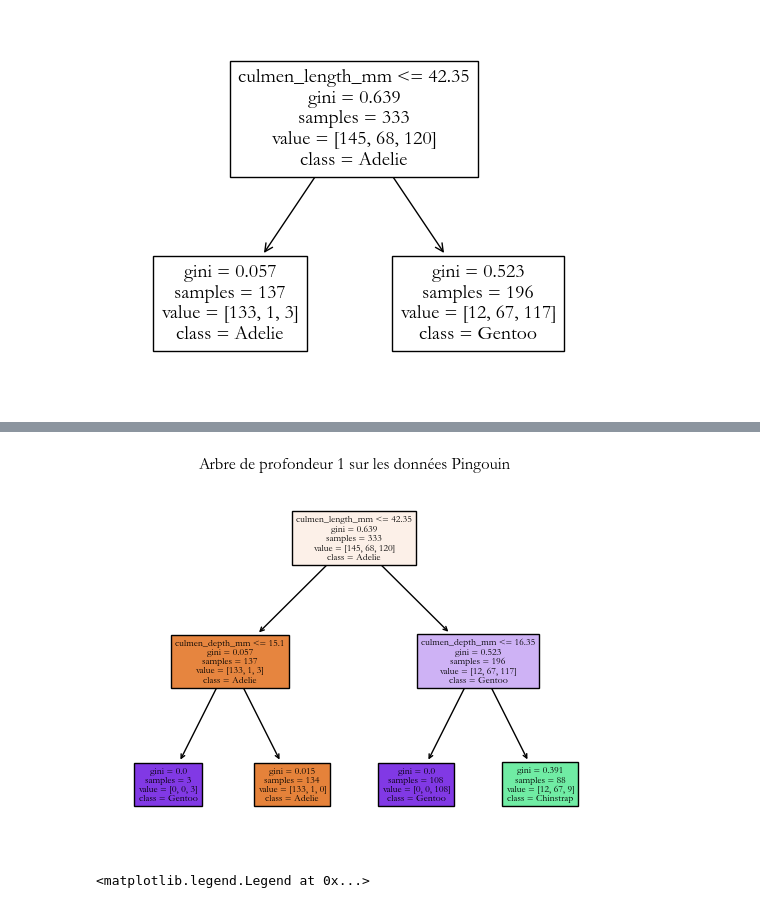
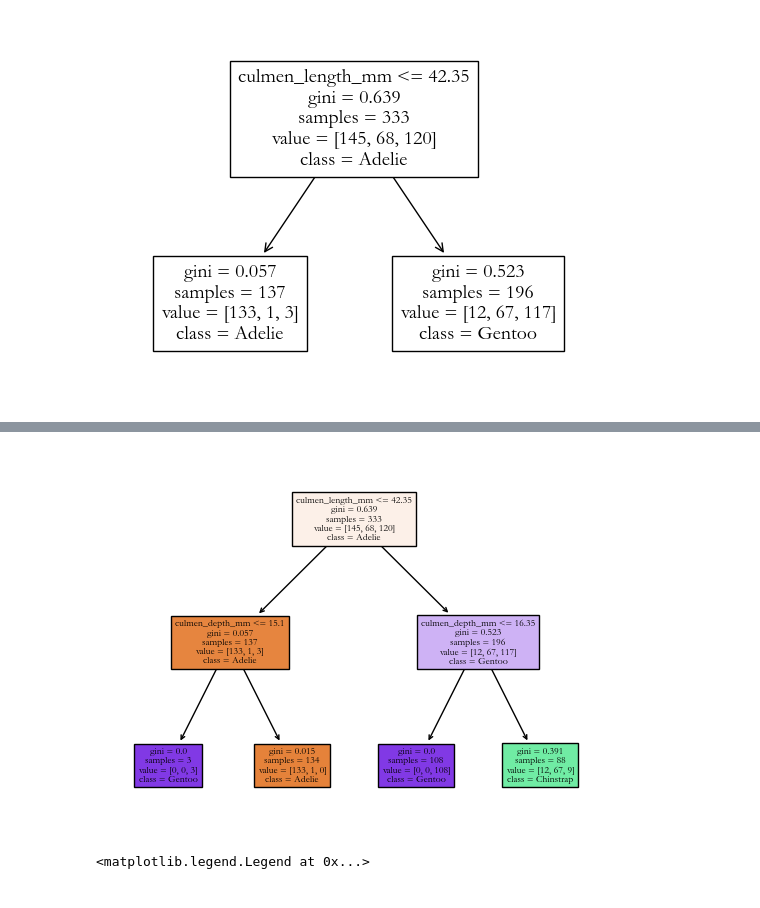
Before and after one commit to RMorana/DU_Data, a Jupyter notebook: ML Supervise Projet 1.ipynb, the cells around one changed output, grey strips where cells are left out. Saved outputs shown, nothing was run; the diff lists cells and outputs as text; code cells hidden in the pictures.

```diff
--- a/ML Supervise Projet 1.ipynb
+++ b/ML Supervise Projet 1.ipynb
@@ -183,15 +195,15 @@ array(['Adelie'], dtype=object)
 # %%
 # Entrainement d'un arbre de profondeur 2
 clf2 = DecisionTreeClassifier(criterion="gini",splitter="best",max_depth=2)
 clf2 = clf2.fit(features_values,target_names)
 
 # Affichage de l'Arbre
 fig = plt.figure()
-plot_tree(clf,filled=True, feature_names=features_names,class_names=["Adelie","Chinstrap","Gentoo"])
-plt.title("Arbre de profondeur 1 sur les données Pingouin")
+plot_tree(clf2,filled=True, feature_names=features_names,class_names=["Adelie","Chinstrap","Gentoo"])
+#plt.title("Arbre de profondeur 2 sur les données Pingouin")
 plt.show()
 # %% [output]
-[figure, old version]
+[figure, new version]
 # %%
 # Projet 1. Question 6. Scatterplot avec la partition de l'arbre
 
```
Also changed, not shown: parts of 7 cells of this notebook, 1 other file.
